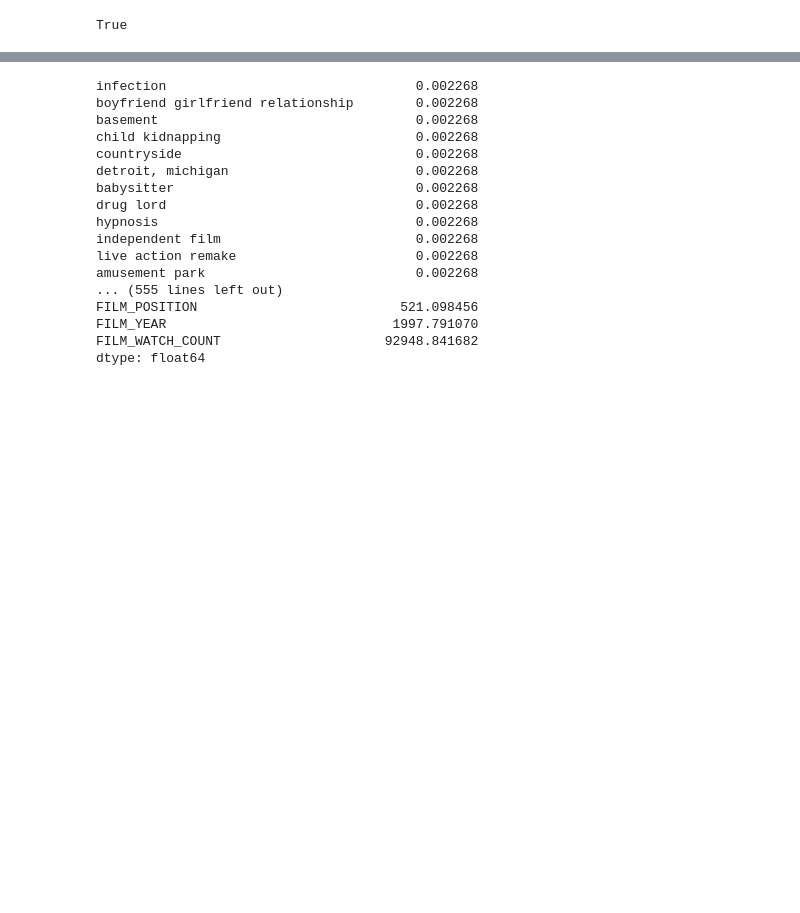
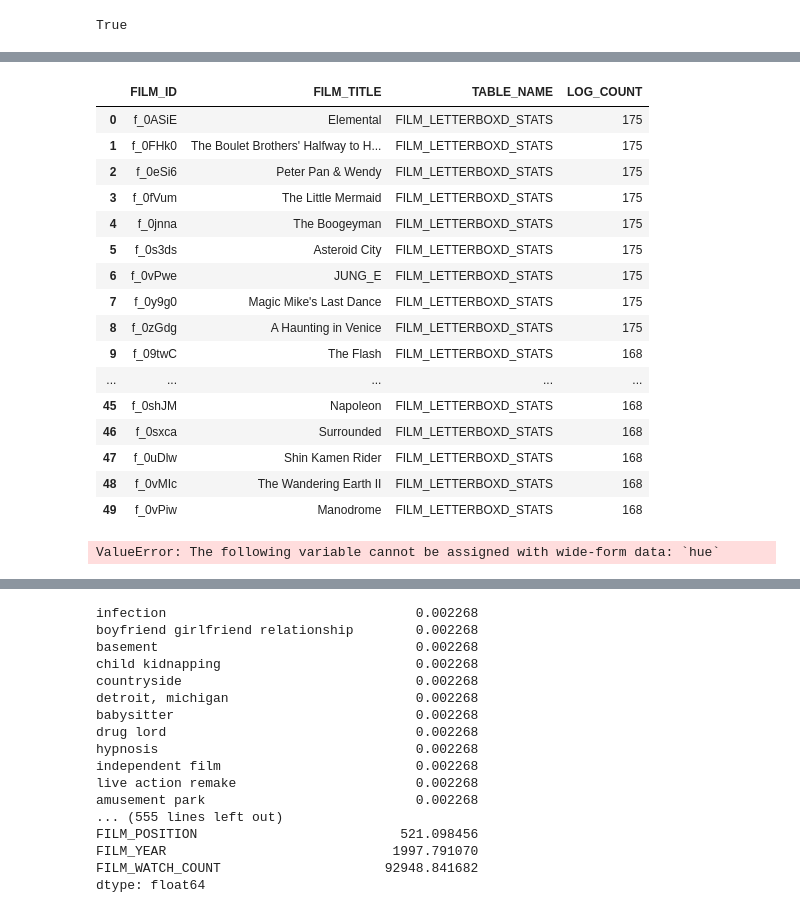
Before and after one commit to TD1138/letterboxd-app, a Jupyter notebook: lib/notebooks/DatabaseAnalysis.ipynb, the cells around one changed output, grey strips where cells are left out. Saved outputs shown, nothing was run; the diff lists cells and outputs as text; code cells hidden in the pictures; blank space fills up the shorter version.

```diff
--- a/lib/notebooks/DatabaseAnalysis.ipynb
+++ b/lib/notebooks/DatabaseAnalysis.ipynb
@@ -93,3 +73,50 @@ diary_df
+# %%
+LOG_COUNT_DF = select_statement_to_df("""
+
+SELECT
+
+     a.FILM_ID
+    ,b.FILM_TITLE
+    ,a.TABLE_NAME
+    ,COUNT(*) AS LOG_COUNT
+
+FROM LOGGING a
+LEFT JOIN FILM_TITLE b
+ON a.FILM_ID = b.FILM_ID
+GROUP BY a.FILM_ID, a.TABLE_NAME
+ORDER BY LOG_COUNT DESC
+
+""")
+
+# YEAR_WATCH_COUNT_df = FILM_WATCH_COUNT_df.groupby(['FILM_YEAR']).agg({'FILM_WATCH_COUNT':'sum'}).reset_index()
+# YEAR_WATCH_COUNT_df.columns = ['FILM_YEAR', 'YEAR_WATCH_COUNT']
+# FILM_WATCH_COUNT_df = FILM_WATCH_COUNT_df.merge(YEAR_WATCH_COUNT_df, how='left', on='FILM_YEAR')
+# FILM_WATCH_COUNT_df['YEAR_PERCENT'] = FILM_WATCH_COUNT_df['FILM_WATCH_COUNT'] / FILM_WATCH_COUNT_df['YEAR_WATCH_COUNT']
+# tmp = FILM_WATCH_COUNT_df[(FILM_WATCH_COUNT_df['WATCHED']==0) & (FILM_WATCH_COUNT_df['FILM_YEAR']>1945)].sort_values(['YEAR_PERCENT', 'YEAR_WATCH_COUNT'], ascending=False)
+# tmp['YEAR_PERCENT'] = tmp['YEAR_PERCENT'].apply(lambda x: "{0:.2f}%".format(x*100))
+LOG_COUNT_DF.head(50)
+# %% [output]
+|  | FILM_ID | FILM_TITLE | TABLE_NAME | LOG_COUNT |
+| 0 | f_0ASiE | Elemental | FILM_LETTERBOXD_STATS | 175 |
+| 1 | f_0FHk0 | The Boulet Brothers' Halfway to H... | FILM_LETTERBOXD_STATS | 175 |
+| 2 | f_0eSi6 | Peter Pan & Wendy | FILM_LETTERBOXD_STATS | 175 |
+| 3 | f_0fVum | The Little Mermaid | FILM_LETTERBOXD_STATS | 175 |
+| 4 | f_0jnna | The Boogeyman | FILM_LETTERBOXD_STATS | 175 |
+| 5 | f_0s3ds | Asteroid City | FILM_LETTERBOXD_STATS | 175 |
+| 6 | f_0vPwe | JUNG_E | FILM_LETTERBOXD_STATS | 175 |
+| 7 | f_0y9g0 | Magic Mike's Last Dance | FILM_LETTERBOXD_STATS | 175 |
+| 8 | f_0zGdg | A Haunting in Venice | FILM_LETTERBOXD_STATS | 175 |
+| 9 | f_09twC | The Flash | FILM_LETTERBOXD_STATS | 168 |
+| ... | ... | ... | ... | ... |
+| 45 | f_0shJM | Napoleon | FILM_LETTERBOXD_STATS | 168 |
+| 46 | f_0sxca | Surrounded | FILM_LETTERBOXD_STATS | 168 |
+| 47 | f_0uDlw | Shin Kamen Rider | FILM_LETTERBOXD_STATS | 168 |
+| 48 | f_0vMIc | The Wandering Earth II | FILM_LETTERBOXD_STATS | 168 |
+| 49 | f_0vPiw | Manodrome | FILM_LETTERBOXD_STATS | 168 |
+# %%
+sns.displot(LOG_COUNT_DF, kind='hist', bins=10, hue='TABLE_NAME')
+# %% [output]
+ValueError: The following variable cannot be assigned with wide-form data: `hue`
 # %%
 all_features_query = """
 
```
Also changed, not shown: parts of 4 cells of this notebook, 1 other file.
